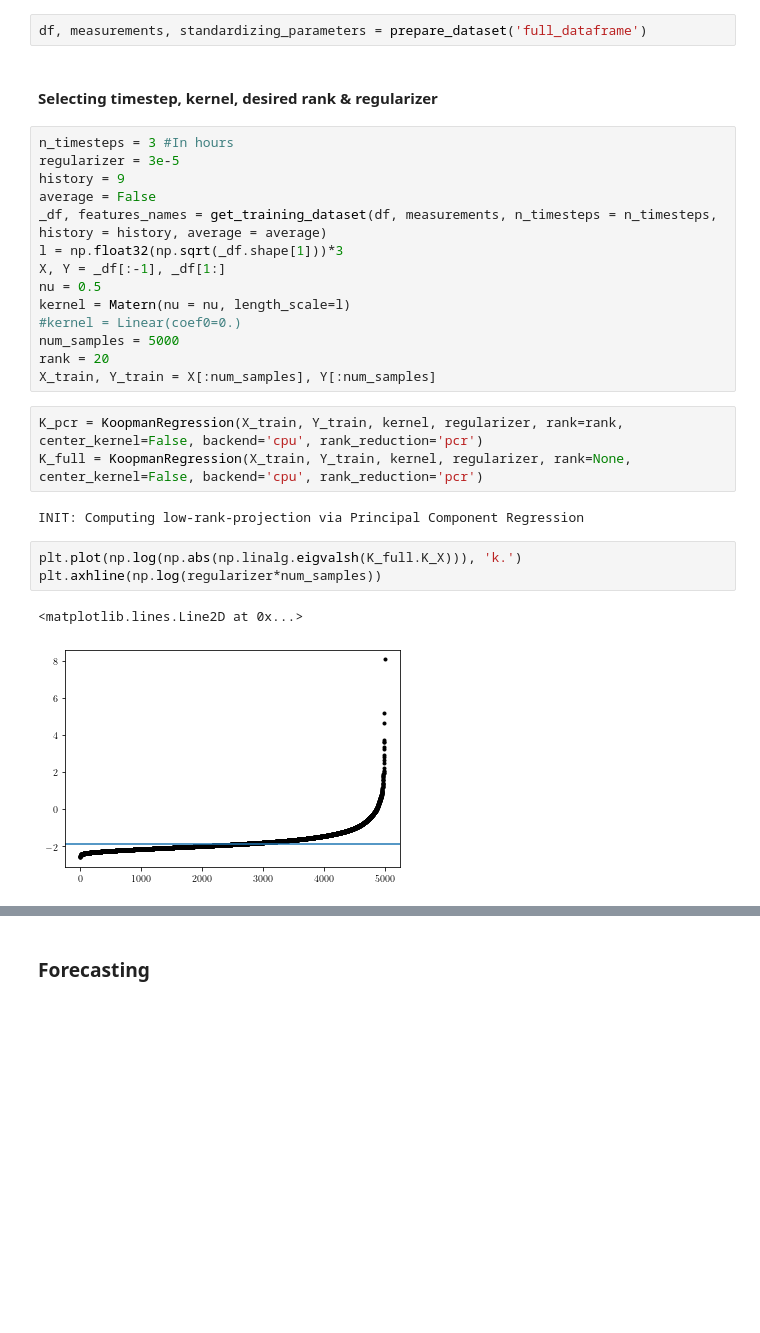
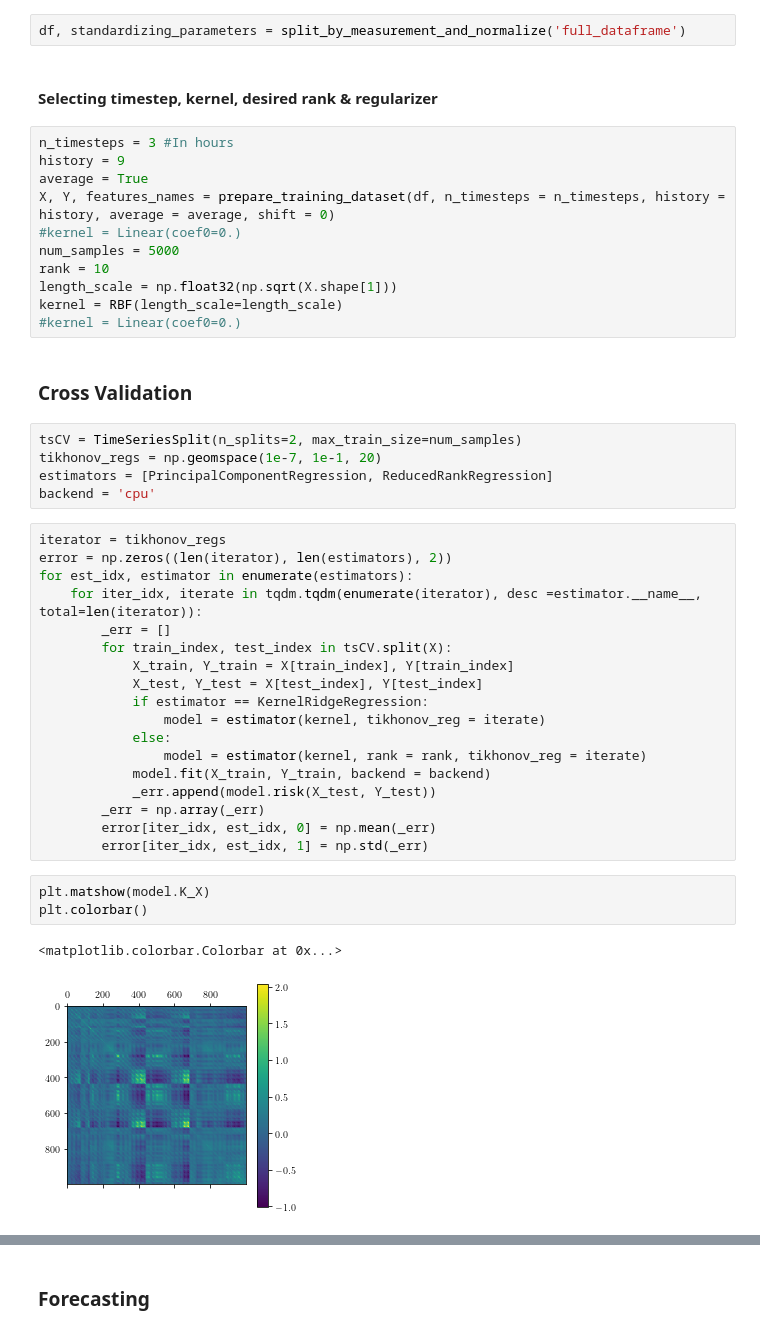
Before and after one commit to Machine-Learning-Dynamical-Systems/kooplearn, a Jupyter notebook: examples/Beijing_air_quality/analysis.ipynb, the cells around one changed output, grey strips where cells are left out. Saved outputs shown, nothing was run; the diff lists cells and outputs as text; blank space fills up the shorter version.

```diff
--- a/examples/Beijing_air_quality/analysis.ipynb
+++ b/examples/Beijing_air_quality/analysis.ipynb
@@ -22,31 +22,48 @@ from common_utils import *
 # %% [markdown]
 #### Standardizing dataset
 # %%
-df, measurements, standardizing_parameters = prepare_dataset('full_dataframe')
+df, standardizing_parameters = split_by_measurement_and_normalize('full_dataframe')
 # %% [markdown]
 #### Selecting timestep, kernel, desired rank & regularizer
 # %%
 n_timesteps = 3 #In hours
-regularizer = 3e-5
 history = 9
-average = False
-_df, features_names = get_training_dataset(df, measurements, n_timesteps = n_timesteps, history = history, average = average)
-l = np.float32(np.sqrt(_df.shape[1]))*3
-X, Y = _df[:-1], _df[1:]
-nu = 0.5
-kernel = Matern(nu = nu, length_scale=l)
+average = True
+X, Y, features_names = prepare_training_dataset(df, n_timesteps = n_timesteps, history = history, average = average, shift = 0)
 #kernel = Linear(coef0=0.)
 num_samples = 5000
-rank = 20
-X_train, Y_train = X[:num_samples], Y[:num_samples]
+rank = 10
+length_scale = np.float32(np.sqrt(X.shape[1]))
+kernel = RBF(length_scale=length_scale)
+#kernel = Linear(coef0=0.)
-# %%
-K_pcr = KoopmanRegression(X_train, Y_train, kernel, regularizer, rank=rank, center_kernel=False, backend='cpu', rank_reduction='pcr')
-K_full = KoopmanRegression(X_train, Y_train, kernel, regularizer, rank=None, center_kernel=False, backend='cpu', rank_reduction='pcr')
-# %% [output]
-INIT: Computing low-rank-projection via Principal Component Regression
-# %%
-plt.plot(np.log(np.abs(np.linalg.eigvalsh(K_full.K_X))), 'k.')
-plt.axhline(np.log(regularizer*num_samples))
-# %% [output]
-<matplotlib.lines.Line2D at 0x...>
-[figure, removed]
+# %% [markdown]
+### Cross Validation
+# %%
+tsCV = TimeSeriesSplit(n_splits=2, max_train_size=num_samples)
+tikhonov_regs = np.geomspace(1e-7, 1e-1, 20)
+estimators = [PrincipalComponentRegression, ReducedRankRegression]
+backend = 'cpu'
+# %%
+iterator = tikhonov_regs
+error = np.zeros((len(iterator), len(estimators), 2))
+for est_idx, estimator in enumerate(estimators):
+    for iter_idx, iterate in tqdm.tqdm(enumerate(iterator), desc =estimator.__name__, total=len(iterator)):
+        _err = []
+        for train_index, test_index in tsCV.split(X):
+            X_train, Y_train = X[train_index], Y[train_index]
+            X_test, Y_test = X[test_index], Y[test_index]
+            if estimator == KernelRidgeRegression:
+                model = estimator(kernel, tikhonov_reg = iterate)
+            else:
+                model = estimator(kernel, rank = rank, tikhonov_reg = iterate)
+            model.fit(X_train, Y_train, backend = backend)
+            _err.append(model.risk(X_test, Y_test))
+        _err = np.array(_err)
+        error[iter_idx, est_idx, 0] = np.mean(_err)
+        error[iter_idx, est_idx, 1] = np.std(_err)
+# %%
+plt.matshow(model.K_X)
+plt.colorbar()
+# %% [output]
+<matplotlib.colorbar.Colorbar at 0x...>
+[figure, added]
```
Also changed, not shown: parts of 25 cells of this notebook, 5 other files.
